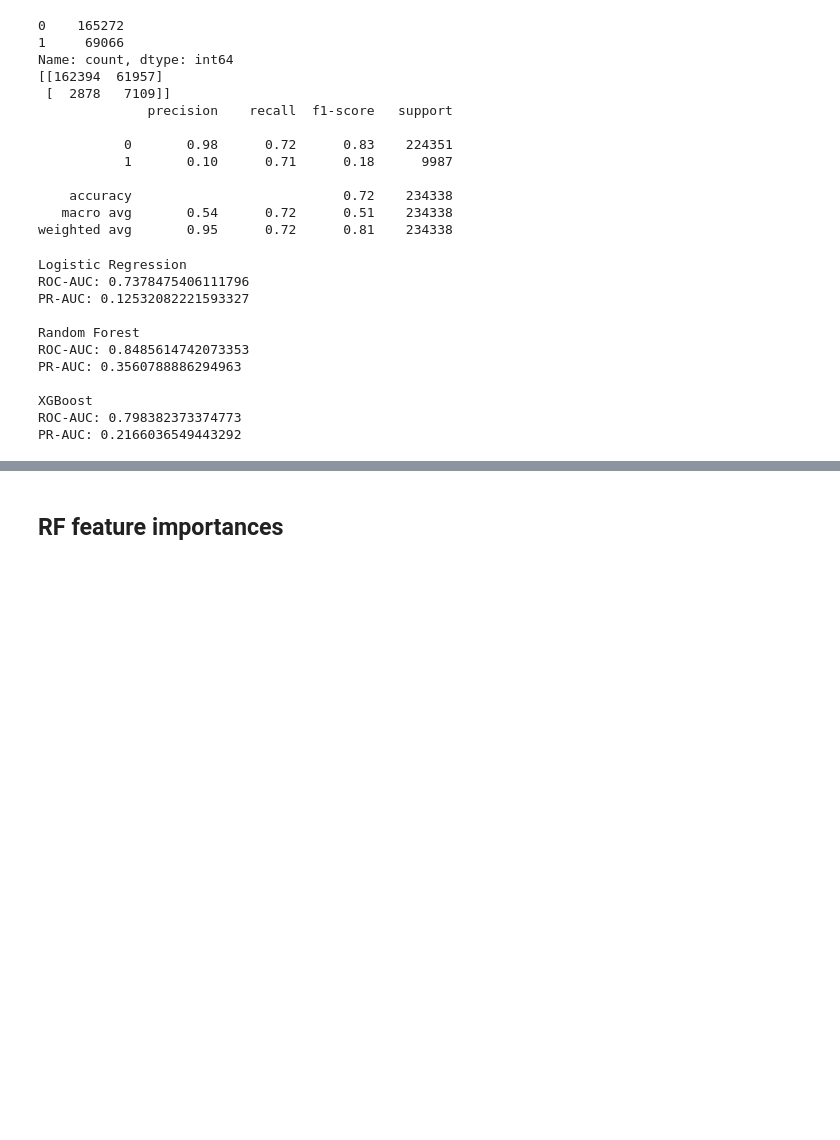
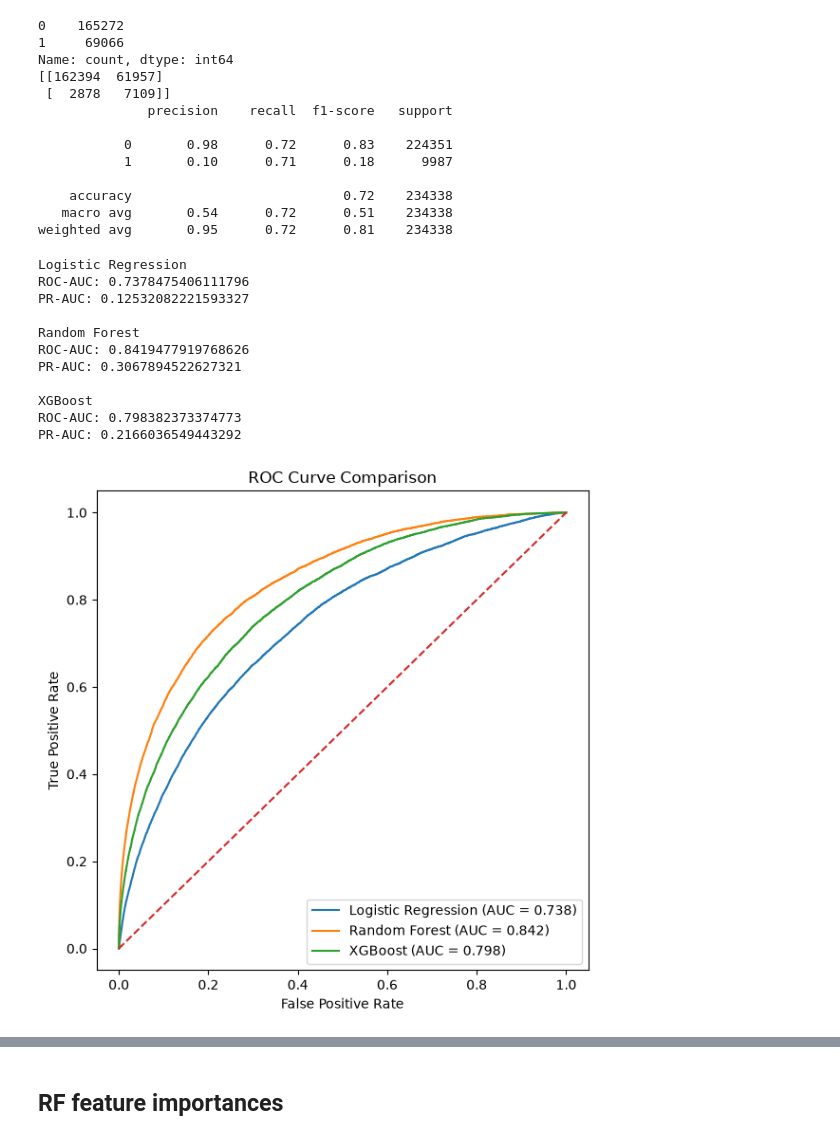
Before and after one commit to Alfie5640/HPCWeatherPredictionPipeline, a Jupyter notebook: notebooks/01_explore_era5.ipynb, the cells around one changed output, grey strips where cells are left out. Saved outputs shown, nothing was run; the diff lists cells and outputs as text; code cells hidden in the pictures; blank space fills up the shorter version.

Commit message:
Added result graphs

```diff
--- a/notebooks/01_explore_era5.ipynb
+++ b/notebooks/01_explore_era5.ipynb
@@ -317,35 +317,72 @@ Name: count, dtype: int64
 weighted avg       0.95      0.72      0.81    234338
 # %%
 from sklearn.metrics import roc_auc_score, average_precision_score
+import matplotlib.pyplot as plt
+from sklearn.metrics import roc_curve, roc_auc_score
 
 log_probs = model.predict_proba(X_test)[:, 1]
 rf_probs = rf_model.predict_proba(X_test)[:, 1]
 xgb_probs = xgb_model.predict_proba(X_test)[:, 1]
 
 
 print("Logistic Regression")
 print("ROC-AUC:", roc_auc_score(y_test, log_probs))
 print("PR-AUC:", average_precision_score(y_test, log_probs))
 
 print("\nRandom Forest")
 print("ROC-AUC:", roc_auc_score(y_test, rf_probs))
 print("PR-AUC:", average_precision_score(y_test, rf_probs))
 
 print("\nXGBoost")
 print("ROC-AUC:", roc_auc_score(y_test, xgb_probs))
 print("PR-AUC:", average_precision_score(y_test, xgb_probs))
+
+# Logistic Regression
+fpr_log, tpr_log, _ = roc_curve(y_test, log_probs)
+auc_log = roc_auc_score(y_test, log_probs)
+
+# Random Forest
+fpr_rf, tpr_rf, _ = roc_curve(y_test, rf_probs)
+auc_rf = roc_auc_score(y_test, rf_probs)
+
+# XGBoost
+fpr_xgb, tpr_xgb, _ = roc_curve(y_test, xgb_probs)
+auc_xgb = roc_auc_score(y_test, xgb_probs)
+
+plt.figure(figsize=(6,6))
+
+plt.plot(fpr_log, tpr_log,
+         label=f"Logistic Regression (AUC = {auc_log:.3f})")
+
+plt.plot(fpr_rf, tpr_rf,
+         label=f"Random Forest (AUC = {auc_rf:.3f})")
+
+plt.plot(fpr_xgb, tpr_xgb,
+         label=f"XGBoost (AUC = {auc_xgb:.3f})")
+
+# Random classifier
+plt.plot([0,1], [0,1], linestyle='--')
+
+plt.xlabel("False Positive Rate")
+plt.ylabel("True Positive Rate")
+plt.title("ROC Curve Comparison")
+plt.legend(loc="lower right")
+
+plt.tight_layout()
+plt.show()
 # %% [output]
 Logistic Regression
 ROC-AUC: 0.7378475406111796
 PR-AUC: 0.12532082221593327
 
 Random Forest
-ROC-AUC: 0.8485614742073353
-PR-AUC: 0.3560788886294963
+ROC-AUC: 0.8419477919768626
+PR-AUC: 0.3067894522627321
 
 XGBoost
 ROC-AUC: 0.798382373374773
 PR-AUC: 0.2166036549443292
+[figure, added]
 # %%
 from sklearn.metrics import precision_recall_curve
 import matplotlib.pyplot as plt
```
Also changed, not shown: parts of 3 cells of this notebook.
